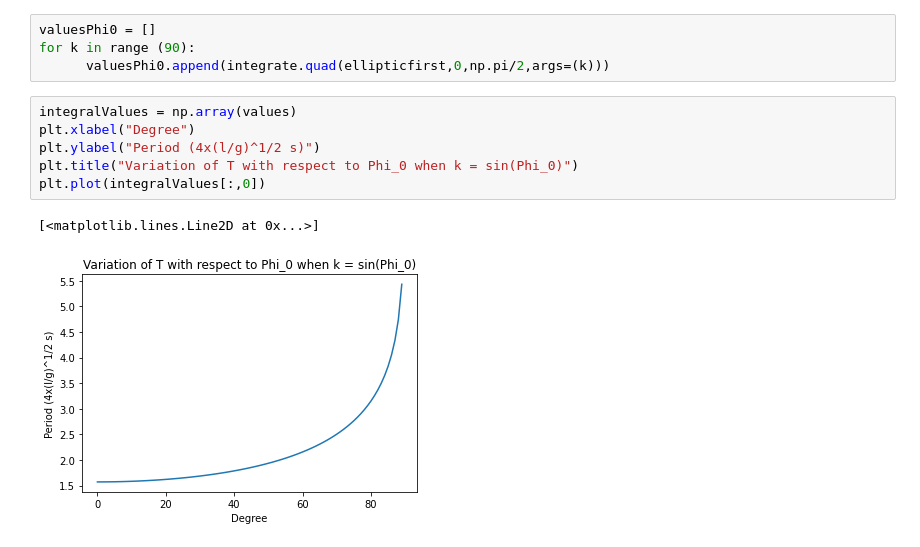
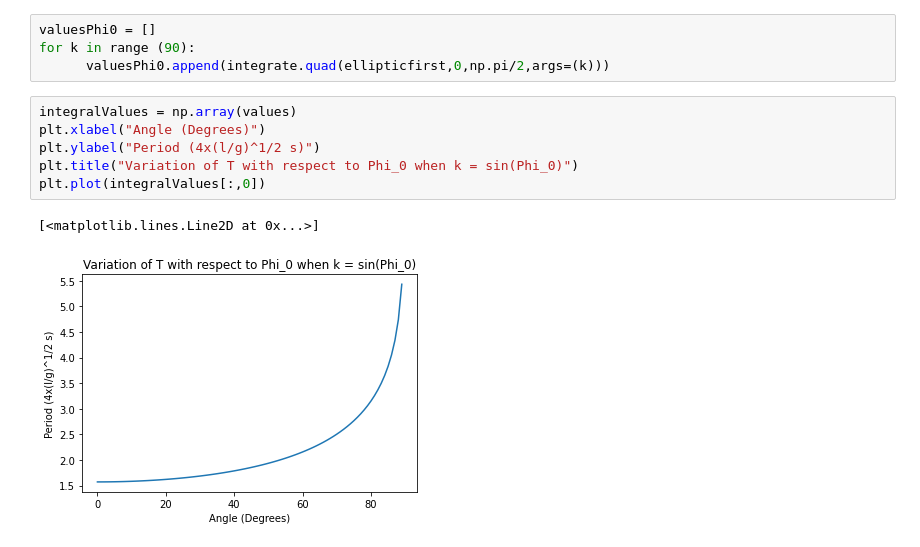
Before and after one commit to CalciumNitrade/Numerical-Solutions-of-Some-Physics-Problems, a Jupyter notebook: EllipticIntegralofFirstKind.ipynb, the cells around one changed output. Cells and saved outputs as stored; diff of their text form.

```diff
--- a/EllipticIntegralofFirstKind.ipynb
+++ b/EllipticIntegralofFirstKind.ipynb
@@ -37,10 +37,10 @@ for k in range (90):
       valuesPhi0.append(integrate.quad(ellipticfirst,0,np.pi/2,args=(k)))
 # %%
 integralValues = np.array(values)
-plt.xlabel("Degree")
+plt.xlabel("Angle (Degrees)")
 plt.ylabel("Period (4x(l/g)^1/2 s)")
 plt.title("Variation of T with respect to Phi_0 when k = sin(Phi_0)")
 plt.plot(integralValues[:,0])
 # %% [output]
 [<matplotlib.lines.Line2D at 0x...>]
-[figure, old version]
+[figure, new version]
```
Also changed, not shown: parts of 1 cell of this notebook.
